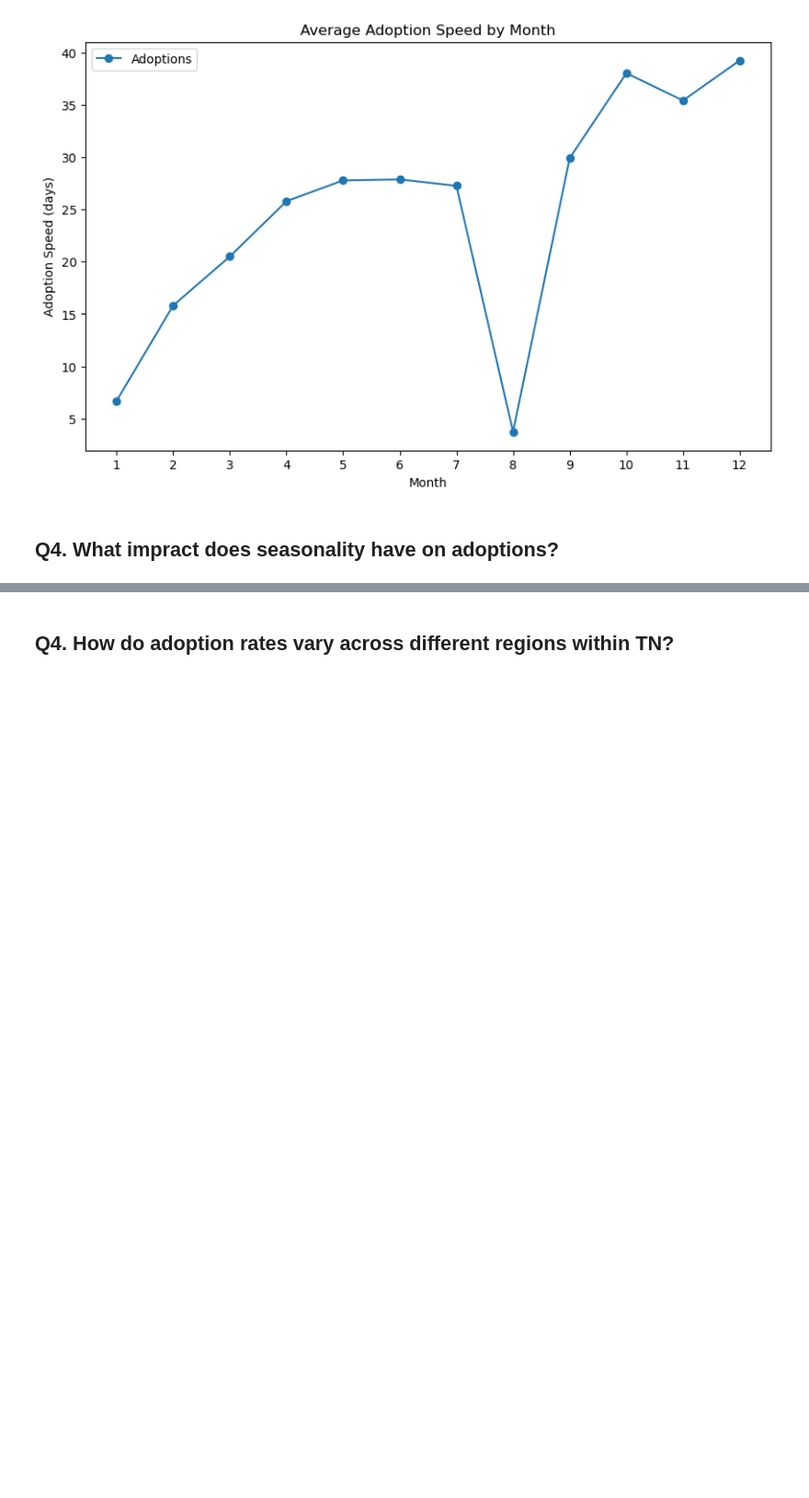
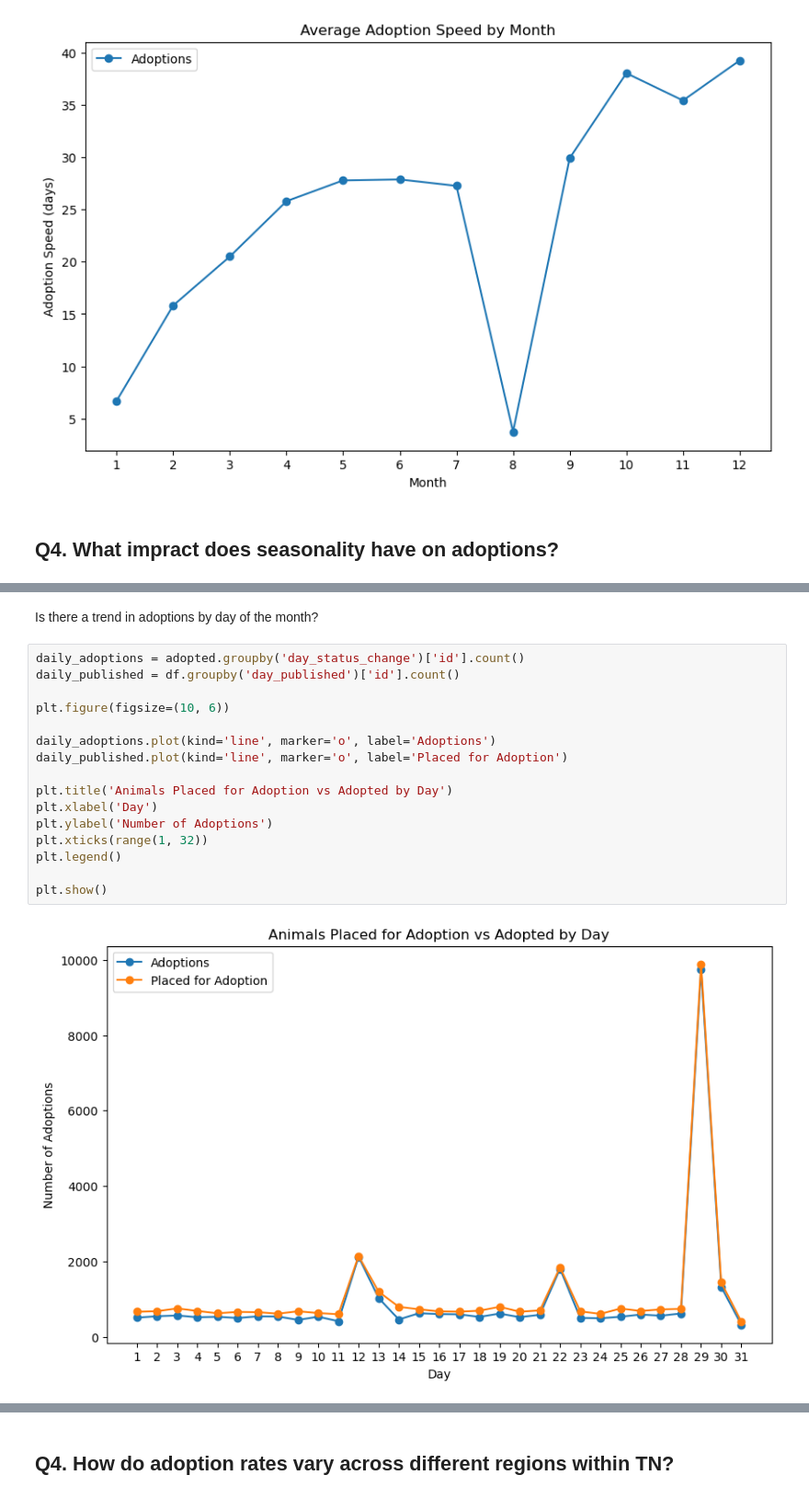
Before and after one commit to elisianguyen/2023-Tennessee-Adoption-Dynamics, a Jupyter notebook: notebooks/pet_adoption_analysis_mvp.ipynb, the cells around one changed output, grey strips where cells are left out. Shown: that part at 92% size. Saved outputs shown, nothing was run; the diff lists cells and outputs as text; blank space fills up the shorter version.

```diff
--- a/notebooks/pet_adoption_analysis_mvp.ipynb
+++ b/notebooks/pet_adoption_analysis_mvp.ipynb
@@ -275,0 +323,20 @@ plt.show()
+# %% [markdown]
+Is there a trend in adoptions by day of the month?
+# %%
+daily_adoptions = adopted.groupby('day_status_change')['id'].count()
+daily_published = df.groupby('day_published')['id'].count()
+
+plt.figure(figsize=(10, 6))
+
+daily_adoptions.plot(kind='line', marker='o', label='Adoptions')
+daily_published.plot(kind='line', marker='o', label='Placed for Adoption')
+
+plt.title('Animals Placed for Adoption vs Adopted by Day')
+plt.xlabel('Day')
+plt.ylabel('Number of Adoptions')
+plt.xticks(range(1, 32))
+plt.legend()
+
+plt.show()
+# %% [output]
+[figure, added]
```
Also changed, not shown: parts of 15 cells of this notebook.
